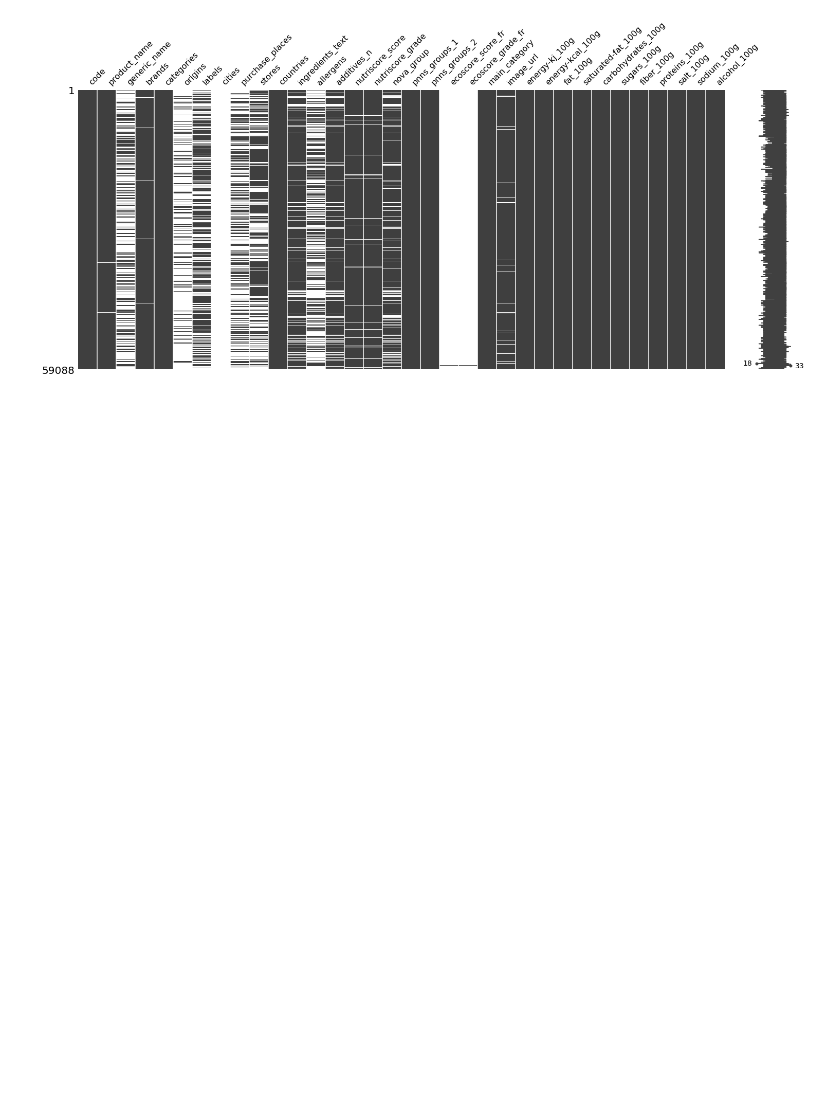
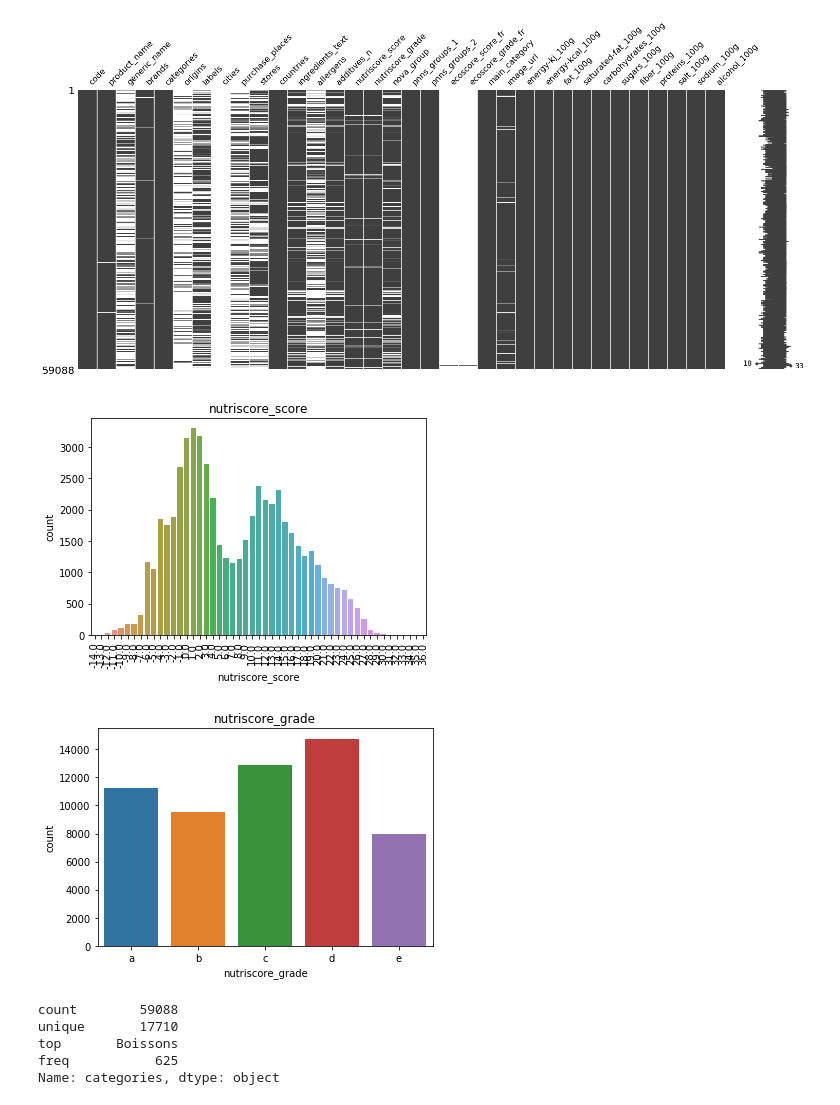
Before and after one commit to anbaut/Application-au-service-de-la-sante-publique, a Jupyter notebook: PSanté_01_notebooknettoyage.ipynb, the cells around one changed output. Drawn from its saved outputs; the diff is of its cells as text; code cells hidden in the pictures; blank space fills up the shorter version.

Commit message:
Add staats about nutriscore + N Points formula (first part of nutriscore recalculation)

```diff
--- a/PSanté_01_notebooknettoyage.ipynb
+++ b/PSanté_01_notebooknettoyage.ipynb
@@ -240,3 +240,16 @@ msno.matrix(df)
 # %% [output]
 <matplotlib.axes._subplots.AxesSubplot at 0x...>
 [figure]
+# %%
+sns.countplot(x="nutriscore_score", data=df)
+plt.title("nutriscore_score")
+plt.xticks(rotation=90)
+plt.show()
+
+
+sns.countplot(x="nutriscore_grade", data=df, order =["a","b","c","d","e"])
+plt.title("nutriscore_grade")
+plt.show()
+# %% [output]
+[figure, added]
+[figure, added]
@@ -242,0 +274,8 @@ msno.matrix(df)
+# %%
+print(df["categories"].describe())
+# %% [output]
+count        59088
+unique       17710
+top       Boissons
+freq           625
+Name: categories, dtype: object
```
Also changed, not shown: parts of 5 cells of this notebook.
